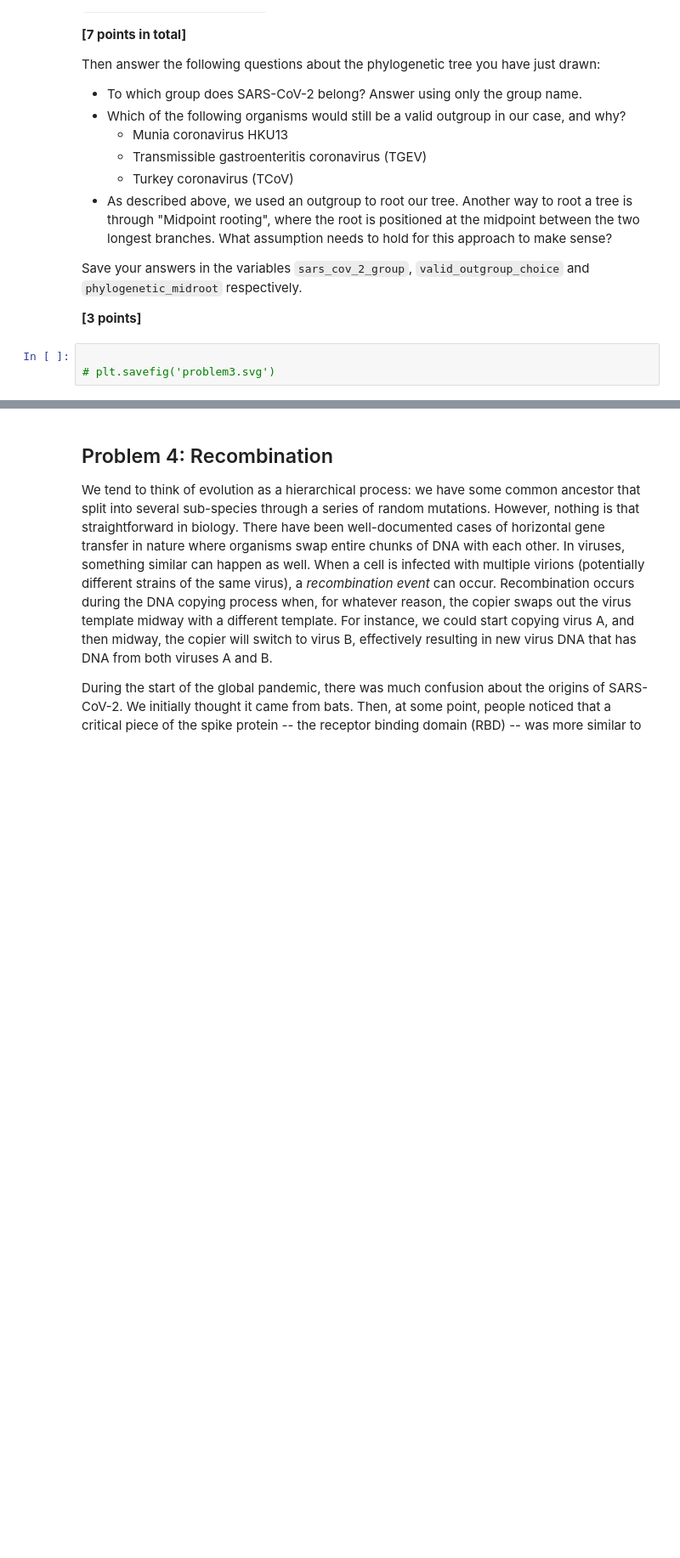
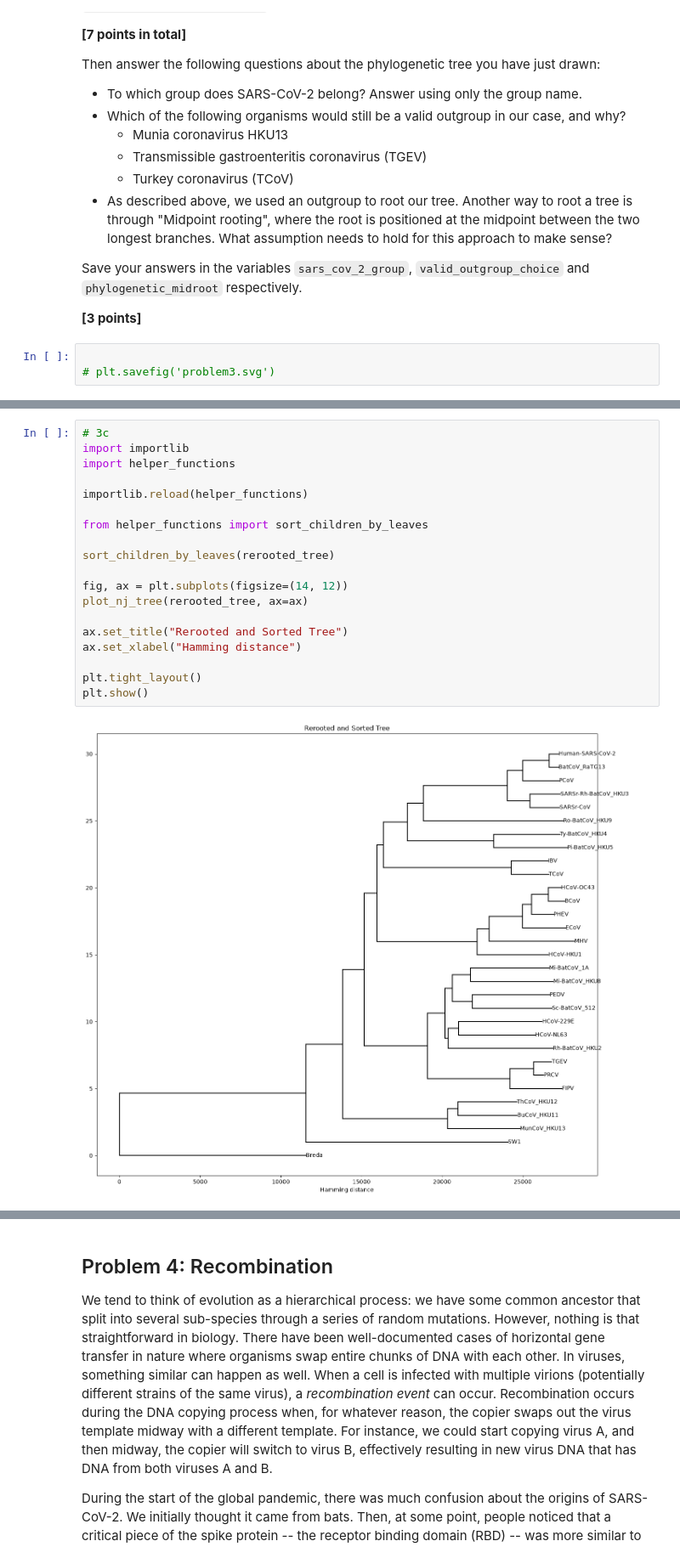
Before and after one commit to Shaelynnnn/assign_phylo, a Jupyter notebook: phylo_workbook.ipynb, the cells around one changed output, grey strips where cells are left out. Shown at 85% size. Saved outputs shown, nothing was run; the diff lists cells and outputs as text; blank space fills up the shorter version.

```diff
--- a/phylo_workbook.ipynb
+++ b/phylo_workbook.ipynb
@@ -166,0 +290,21 @@ Save your answers in the variables `sars_cov_2_group`, `valid_outgroup_choice` a
+# %%
+# 3c
+import importlib
+import helper_functions
+
+importlib.reload(helper_functions)
+
+from helper_functions import sort_children_by_leaves
+
+sort_children_by_leaves(rerooted_tree)
+
+fig, ax = plt.subplots(figsize=(14, 12))
+plot_nj_tree(rerooted_tree, ax=ax)
+
+ax.set_title("Rerooted and Sorted Tree")
+ax.set_xlabel("Hamming distance")
+
+plt.tight_layout()
+plt.show()
+# %% [output]
+[figure, added]
```
Also changed, not shown: parts of 7 cells of this notebook, 2 other files.
